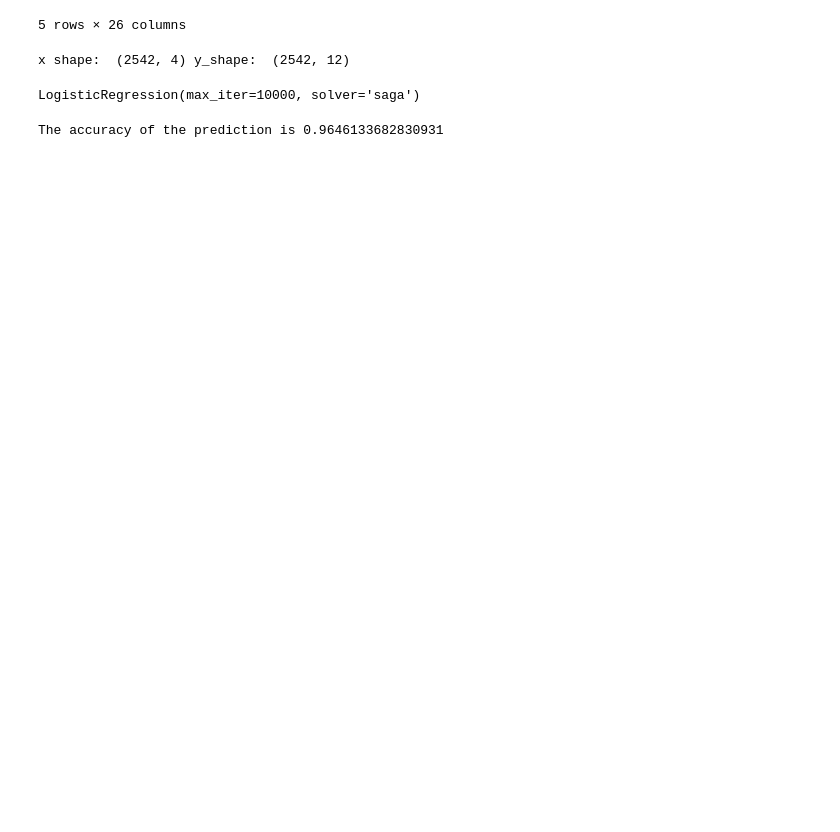
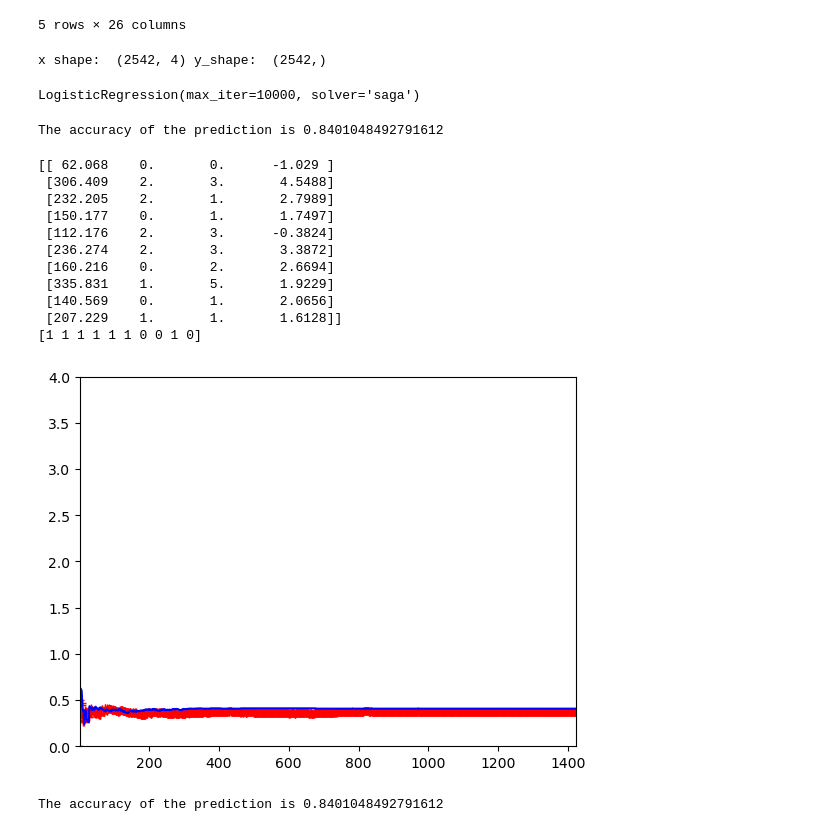
Before and after one commit to Williamarvin/Ceng3300_project, a Jupyter notebook: project.ipynb, the cells around one changed output. Saved outputs shown, nothing was run; the diff lists cells and outputs as text; code cells hidden in the pictures; blank space fills up the shorter version.

Commit message:
add accuracy score

```diff
--- a/project.ipynb
+++ b/project.ipynb
@@ -237,13 +237,13 @@ x_columns = ['mw',
 # y is the toxicity columns
 
 x = tox_inpute.loc[:, x_columns].to_numpy()
-y = tox_inpute.loc[:, toxic_columns].to_numpy()
+y = tox_inpute.loc[:, 'safe_for_body'].to_numpy()
 
 print("x shape: ", x.shape, "y_shape: ", y.shape)
 
 # plt.scatter(x, y)
 # %% [output]
-x shape:  (2542, 4) y_shape:  (2542, 12)
+x shape:  (2542, 4) y_shape:  (2542,)
 # %%
 # Split the dataset
 
@@ -253,15 +252,66 @@ x_train, x_test, y_train, y_test = train_test_split(x, y, random_state=3300, tra
 # Build the model
 # start with logistic regression
 
-log_reg = LogisticRegression(solver='saga',max_iter=10000)
-log_reg.fit(x_train,y_train[:,0])
+log_reg_1 = LogisticRegression(solver='saga',max_iter=10000)
+log_reg_1.fit(x_train,y_train)
 # %% [output]
 LogisticRegression(max_iter=10000, solver='saga')
 # %%
 # Test the accuracy of the set
-y_pred = log_reg.predict(x_test)
 
-acc = accuracy_score(y_test[:,0],y_pred)
+y_pred = log_reg_1.predict(x_test)
+
+acc = accuracy_score(y_test,y_pred)
 print("The accuracy of the prediction is {}".format(acc))
 # %% [output]
-The accuracy of the prediction is 0.9646133682830931
+The accuracy of the prediction is 0.8401048492791612
+# %%
+from sklearn.metrics import mean_squared_error
+
+##partition the data into training and validation randomly and plot the learning curve
+# learning curve with increasing number of examples will help us evaluate the model behavior.
+
+def plot_learning_curves(model, X, y):
+    X_train, X_val, y_train, y_val = train_test_split(X,y,test_size=0.2,random_state=3300)
+    train_errors = []
+    val_errors=[]
+    for m in range(3,len(x_train)):
+        model.fit(X_train[:m,], y_train[:m])
+        y_train_predict=model.predict(X_train[:m, :])
+        y_val_predict=model.predict(X_val[:m, :])
+        train_errors.append(mean_squared_error(y_train_predict,y_train[:m]))
+        val_errors.append(mean_squared_error(y_val_predict,y_val[:m]))
+    plt.axis([1,len(X_train),0,4])
+    plt.plot(np.sqrt(train_errors),"r-+", label="train")
+    plt.plot(np.sqrt(val_errors),"b-", label="val")
+# %%
+# Check the logistic
+
+log_reg_2 = LogisticRegression()
+log_reg_2.fit(x_test, y_test)
+
+plot_learning_curves(log_reg_2, x_train, y_train)
+print(x_train[:10,])
+print(y_train[:10])
+# %% [output]
+[[ 62.068    0.       0.      -1.029 ]
+ [306.409    2.       3.       4.5488]
+ [232.205    2.       1.       2.7989]
+ [150.177    0.       1.       1.7497]
+ [112.176    2.       3.      -0.3824]
+ [236.274    2.       3.       3.3872]
+ [160.216    0.       2.       2.6694]
+ [335.831    1.       5.       1.9229]
+ [140.569    0.       1.       2.0656]
+ [207.229    1.       1.       1.6128]]
+[1 1 1 1 1 1 0 0 1 0]
+[figure, added]
+# %%
+# Test the accuracy of the set
+
+y_pred = log_reg_2.predict(x_test)
+
+acc = accuracy_score(y_test,y_pred)
+print("The accuracy of the prediction is {}".format(acc))
+# %% [output]
+The accuracy of the prediction is 0.8401048492791612
```
Also changed, not shown: parts of 2 cells of this notebook.
